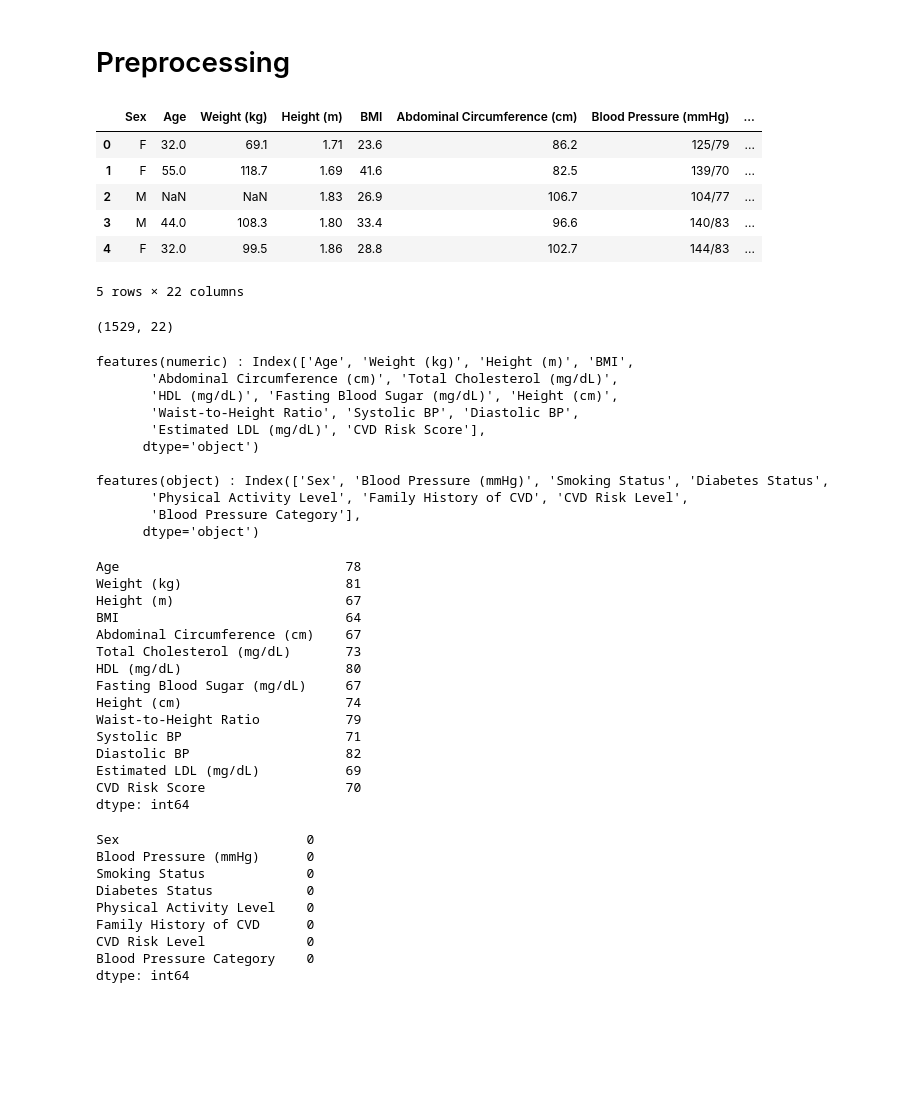
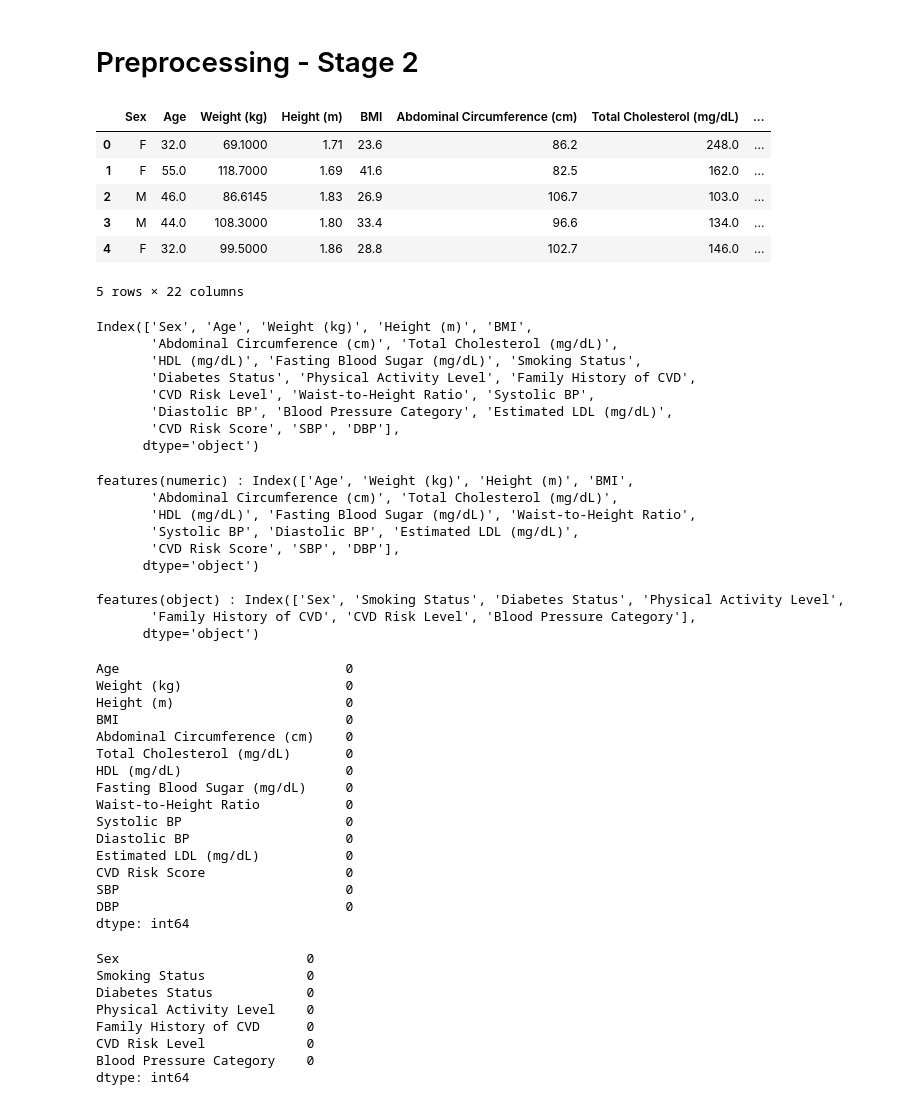
Before and after one commit to avimallik/pulse_ml_heart_disease_predictor, a Jupyter notebook: data_preprocessing.ipynb, the cells around one changed output. Cells and saved outputs as stored; diff of their text form; code cells hidden in the pictures; blank space fills up the shorter version.

```diff
--- a/data_preprocessing.ipynb
+++ b/data_preprocessing.ipynb
@@ -6,20 +16,27 @@ import seaborn as sns
 # %% [markdown]
-# Preprocessing
+# Preprocessing - Stage 2
 # %%
-df = pd.read_csv('datasets/cair_cvd_2025_dataset.csv')
+df = pd.read_csv('datasets/clean_cair_cvd_revision_1_3.csv')
 df.head()
 # %% [output]
-|  | Sex | Age | Weight (kg) | Height (m) | BMI | Abdominal Circumference (cm) | Blood Pressure (mmHg) | ... |
-| 0 | F | 32.0 | 69.1 | 1.71 | 23.6 | 86.2 | 125/79 | ... |
-| 1 | F | 55.0 | 118.7 | 1.69 | 41.6 | 82.5 | 139/70 | ... |
-| 2 | M | NaN | NaN | 1.83 | 26.9 | 106.7 | 104/77 | ... |
-| 3 | M | 44.0 | 108.3 | 1.80 | 33.4 | 96.6 | 140/83 | ... |
-| 4 | F | 32.0 | 99.5 | 1.86 | 28.8 | 102.7 | 144/83 | ... |
+|  | Sex | Age | Weight (kg) | Height (m) | BMI | Abdominal Circumference (cm) | Total Cholesterol (mg/dL) | ... |
+| 0 | F | 32.0 | 69.1000 | 1.71 | 23.6 | 86.2 | 248.0 | ... |
+| 1 | F | 55.0 | 118.7000 | 1.69 | 41.6 | 82.5 | 162.0 | ... |
+| 2 | M | 46.0 | 86.6145 | 1.83 | 26.9 | 106.7 | 103.0 | ... |
+| 3 | M | 44.0 | 108.3000 | 1.80 | 33.4 | 96.6 | 134.0 | ... |
+| 4 | F | 32.0 | 99.5000 | 1.86 | 28.8 | 102.7 | 146.0 | ... |
 5 rows × 22 columns
 # %%
-df.shape
+df.columns
 # %% [output]
-(1529, 22)
+Index(['Sex', 'Age', 'Weight (kg)', 'Height (m)', 'BMI',
+       'Abdominal Circumference (cm)', 'Total Cholesterol (mg/dL)',
+       'HDL (mg/dL)', 'Fasting Blood Sugar (mg/dL)', 'Smoking Status',
+       'Diabetes Status', 'Physical Activity Level', 'Family History of CVD',
+       'CVD Risk Level', 'Waist-to-Height Ratio', 'Systolic BP',
+       'Diastolic BP', 'Blood Pressure Category', 'Estimated LDL (mg/dL)',
+       'CVD Risk Score', 'SBP', 'DBP'],
+      dtype='object')
 # %%
 numeric_dtypes = df.select_dtypes(include='number')
 object_dtypes = df.select_dtypes(include='object')
@@ -29,38 +46,37 @@ print(f'features(object) : {object_dtypes.columns}')
 # %% [output]
 features(numeric) : Index(['Age', 'Weight (kg)', 'Height (m)', 'BMI',
        'Abdominal Circumference (cm)', 'Total Cholesterol (mg/dL)',
-       'HDL (mg/dL)', 'Fasting Blood Sugar (mg/dL)', 'Height (cm)',
-       'Waist-to-Height Ratio', 'Systolic BP', 'Diastolic BP',
-       'Estimated LDL (mg/dL)', 'CVD Risk Score'],
+       'HDL (mg/dL)', 'Fasting Blood Sugar (mg/dL)', 'Waist-to-Height Ratio',
+       'Systolic BP', 'Diastolic BP', 'Estimated LDL (mg/dL)',
+       'CVD Risk Score', 'SBP', 'DBP'],
       dtype='object')
 
-features(object) : Index(['Sex', 'Blood Pressure (mmHg)', 'Smoking Status', 'Diabetes Status',
-       'Physical Activity Level', 'Family History of CVD', 'CVD Risk Level',
-       'Blood Pressure Category'],
+features(object) : Index(['Sex', 'Smoking Status', 'Diabetes Status', 'Physical Activity Level',
+       'Family History of CVD', 'CVD Risk Level', 'Blood Pressure Category'],
       dtype='object')
 # %%
 numeric_dtypes.isnull().sum()
 # %% [output]
-Age                             78
-Weight (kg)                     81
-Height (m)                      67
-BMI                             64
-Abdominal Circumference (cm)    67
-Total Cholesterol (mg/dL)       73
-HDL (mg/dL)                     80
-Fasting Blood Sugar (mg/dL)     67
-Height (cm)                     74
-Waist-to-Height Ratio           79
-Systolic BP                     71
-Diastolic BP                    82
-Estimated LDL (mg/dL)           69
-CVD Risk Score                  70
+Age                             0
+Weight (kg)                     0
+Height (m)                      0
+BMI                             0
+Abdominal Circumference (cm)    0
+Total Cholesterol (mg/dL)       0
+HDL (mg/dL)                     0
+Fasting Blood Sugar (mg/dL)     0
+Waist-to-Height Ratio           0
+Systolic BP                     0
+Diastolic BP                    0
+Estimated LDL (mg/dL)           0
+CVD Risk Score                  0
+SBP                             0
+DBP                             0
 dtype: int64
 # %%
 object_dtypes.isnull().sum()
 # %% [output]
 Sex                        0
-Blood Pressure (mmHg)      0
 Smoking Status             0
 Diabetes Status            0
 Physical Activity Level    0
```
Also changed, not shown: parts of 37 cells of this notebook, 8 other files.
